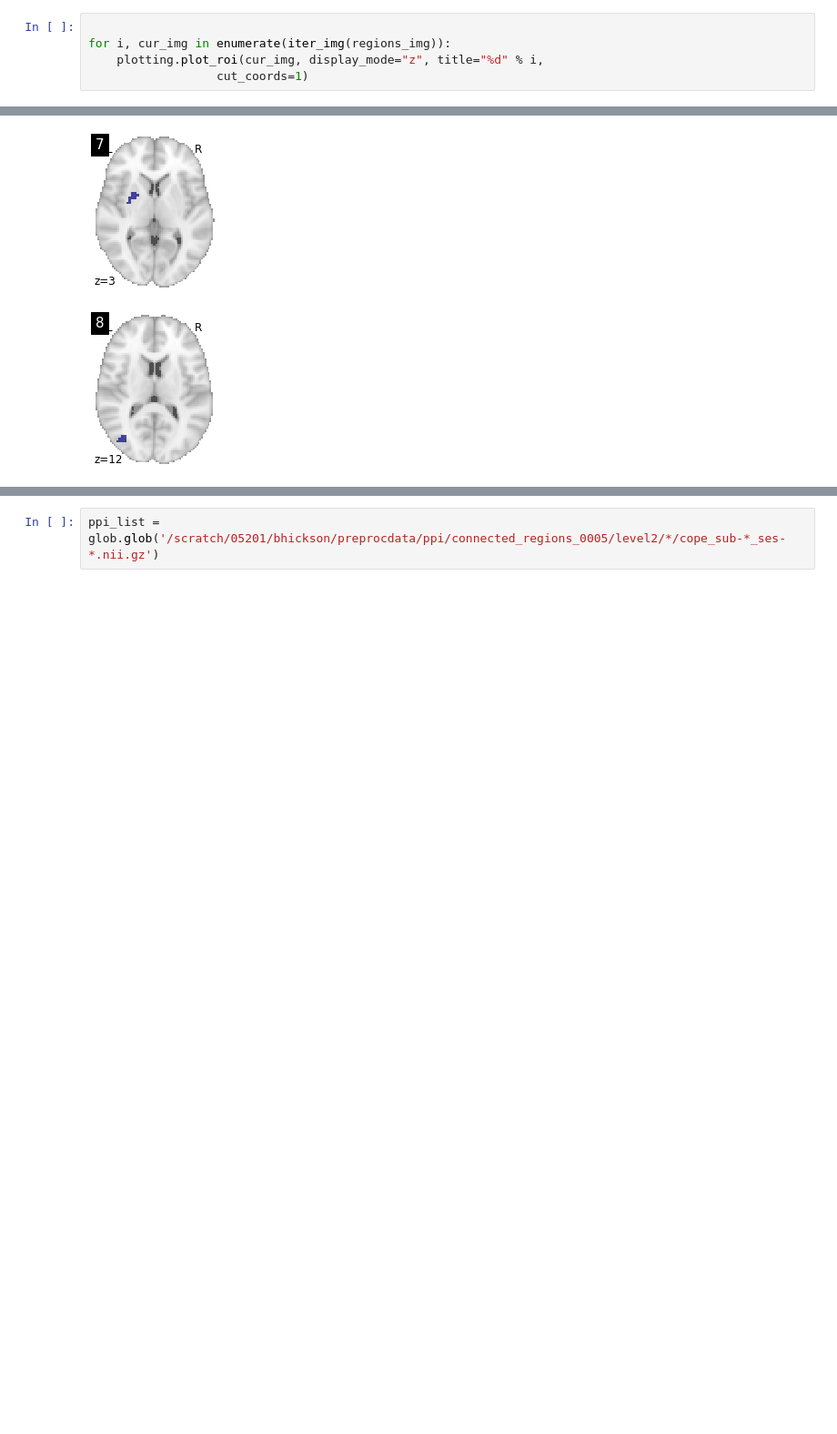
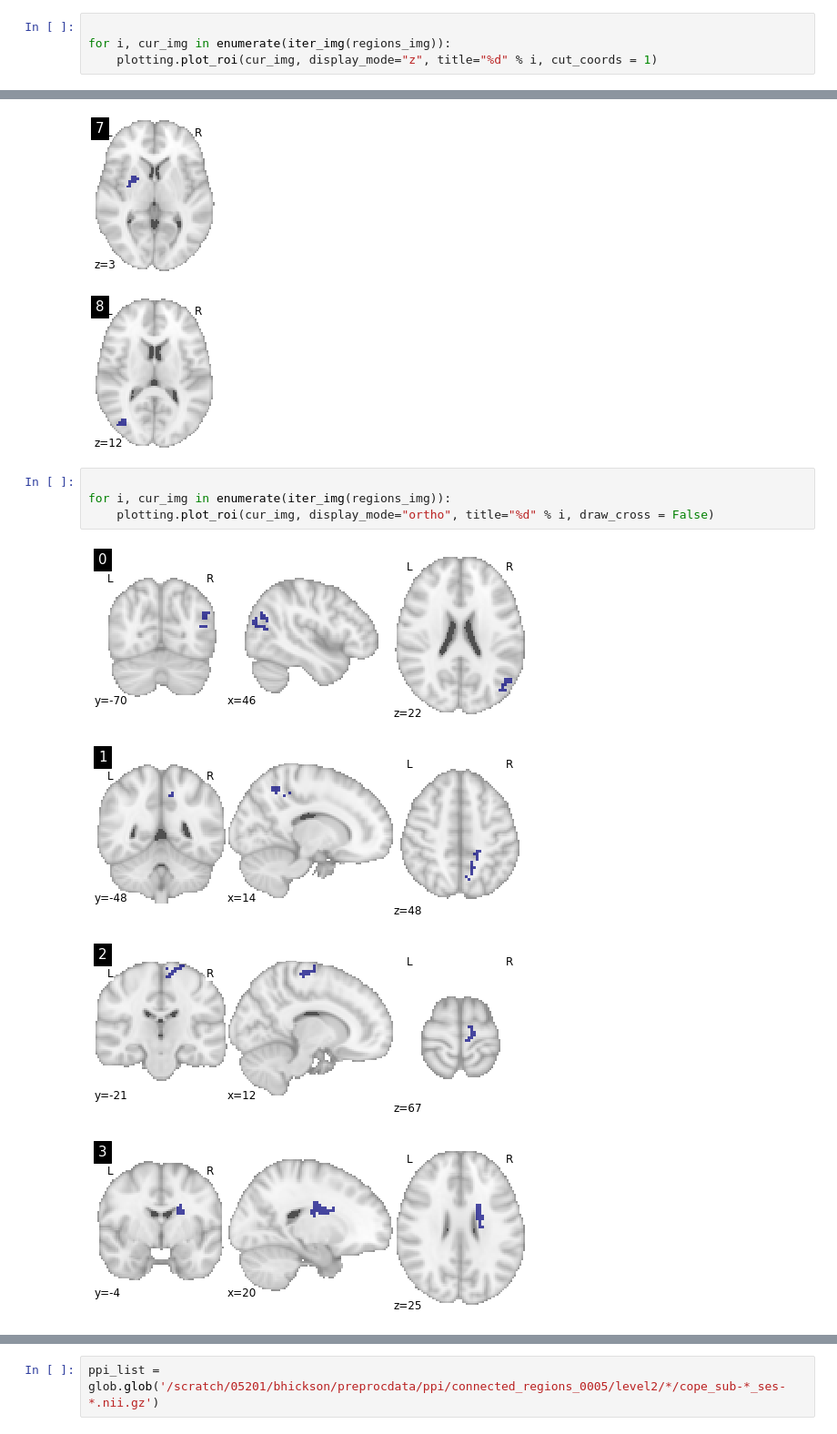
Before and after one commit to tbweng/lllt, a Jupyter notebook: ppi/connected_regions_0005/lme/interrogate.ipynb, the cells around one changed output, grey strips where cells are left out. Shown at 91% size. Cells and saved outputs as stored; diff of their text form; blank space fills up the shorter version.

Commit message:
added ortho view

```diff
--- a/ppi/connected_regions_0005/lme/interrogate.ipynb
+++ b/ppi/connected_regions_0005/lme/interrogate.ipynb
@@ -30,8 +30,7 @@ plotting.plot_prob_atlas(regions_img,
 # %%
 
 for i, cur_img in enumerate(iter_img(regions_img)):
-    plotting.plot_roi(cur_img, display_mode="z", title="%d" % i,
-                  cut_coords=1)
+    plotting.plot_roi(cur_img, display_mode="z", title="%d" % i, cut_coords = 1)
 # %% [output]
 [figure]
 [figure]
@@ -42,3 +41,12 @@ for i, cur_img in enumerate(iter_img(regions_img)):
 [figure]
 [figure]
 [figure]
+# %%
+
+for i, cur_img in enumerate(iter_img(regions_img)):
+    plotting.plot_roi(cur_img, display_mode="ortho", title="%d" % i, draw_cross = False)
+# %% [output]
+[figure, added]
+[figure, added]
+[figure, added]
+[figure, added]
```
Also changed, not shown: parts of 1 cell of this notebook.
